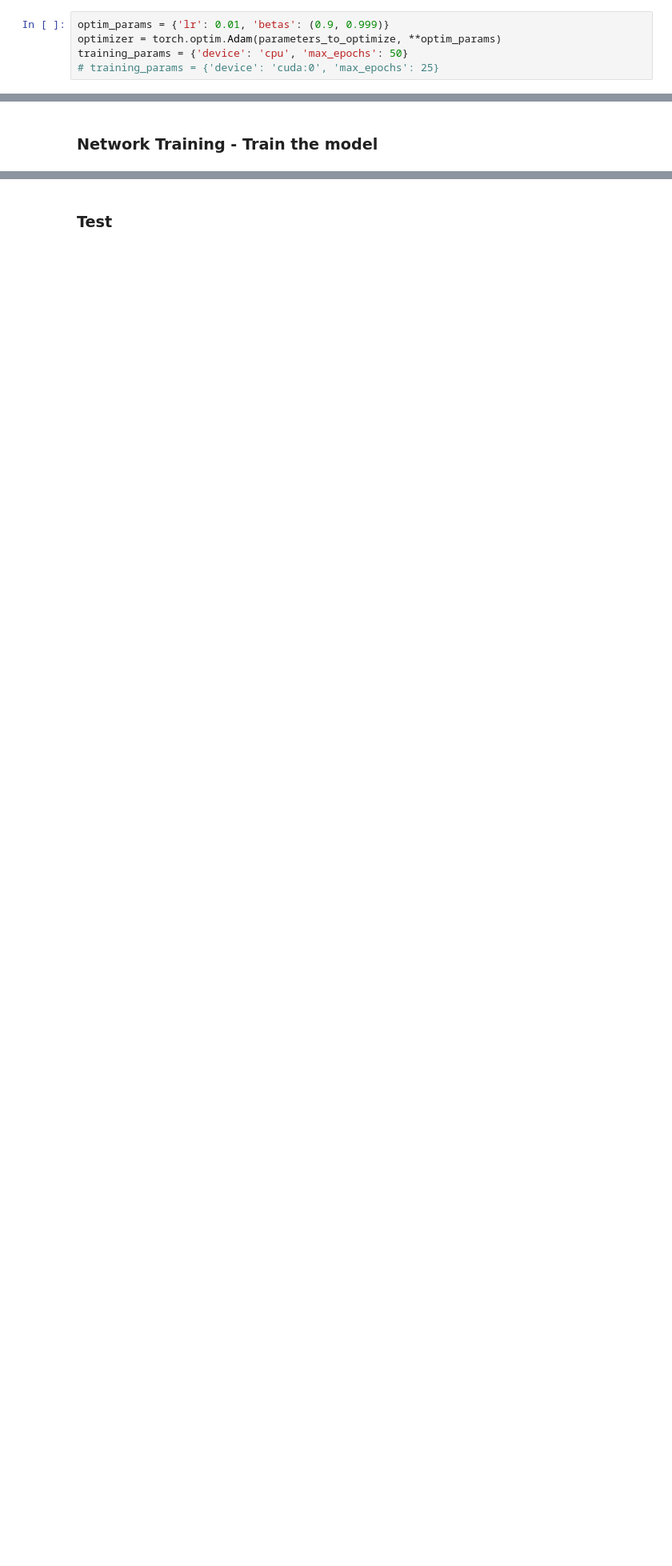
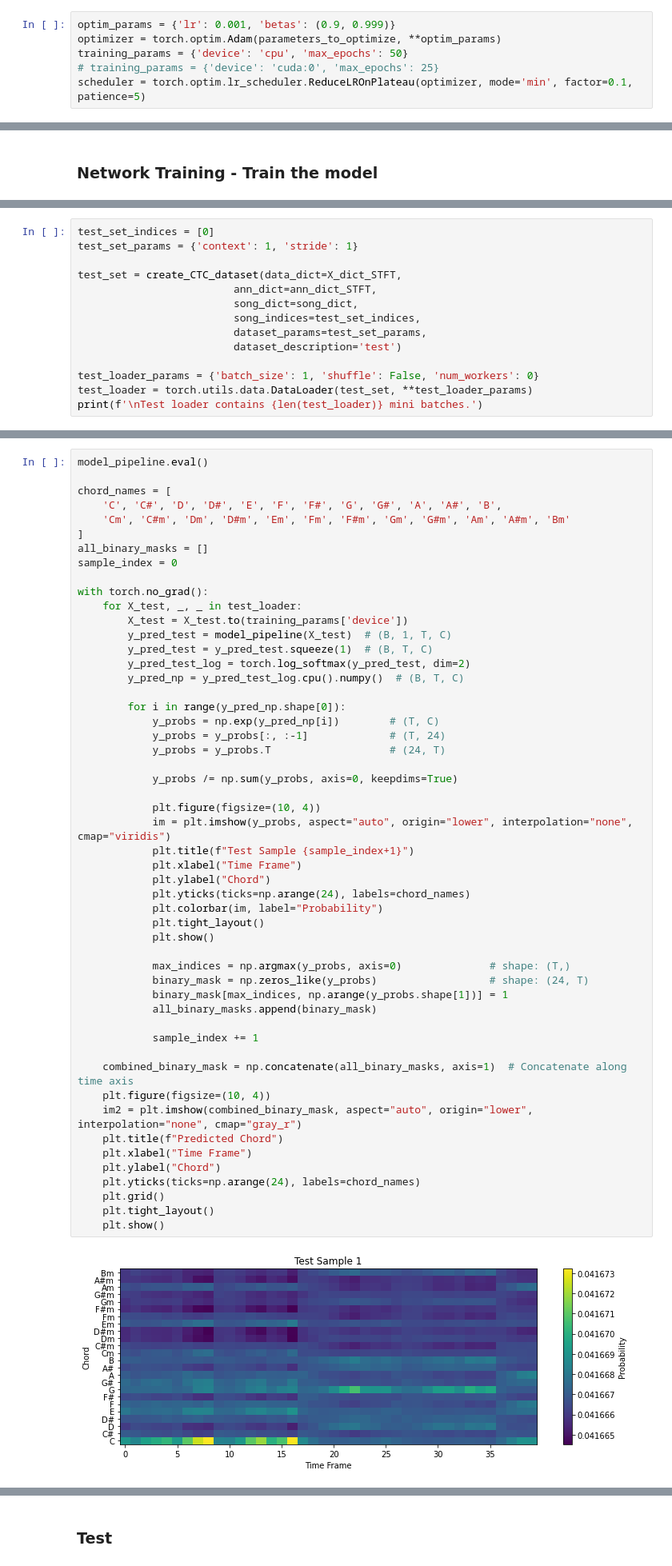
Before and after one commit to Kiro-V/mir-sdtw, a Jupyter notebook: src/dChord_CTC.ipynb, the cells around one changed output, grey strips where cells are left out. Shown at 80% size. Cells and saved outputs as stored; diff of their text form; blank space fills up the shorter version.

```diff
--- a/src/dChord_CTC.ipynb
+++ b/src/dChord_CTC.ipynb
@@ -569,7 +693,8 @@ elif optimization_mode == 2:
 # %% [markdown]
 ### Optimizer&Training params
 # %%
-optim_params = {'lr': 0.01, 'betas': (0.9, 0.999)}
+optim_params = {'lr': 0.001, 'betas': (0.9, 0.999)}
 optimizer = torch.optim.Adam(parameters_to_optimize, **optim_params)
 training_params = {'device': 'cpu', 'max_epochs': 50}
 # training_params = {'device': 'cuda:0', 'max_epochs': 25}
+scheduler = torch.optim.lr_scheduler.ReduceLROnPlateau(optimizer, mode='min', factor=0.1, patience=5)
@@ -684,0 +855,14 @@ if len(train_losses) > 1:
+# %%
+test_set_indices = [0]
+test_set_params = {'context': 1, 'stride': 1}
+
+test_set = create_CTC_dataset(data_dict=X_dict_STFT,
+                         ann_dict=ann_dict_STFT,
+                         song_dict=song_dict,
+                         song_indices=test_set_indices,
+                         dataset_params=test_set_params,
+                         dataset_description='test')
+
+test_loader_params = {'batch_size': 1, 'shuffle': False, 'num_workers': 0}
+test_loader = torch.utils.data.DataLoader(test_set, **test_loader_params)
+print(f'\nTest loader contains {len(test_loader)} mini batches.')
@@ -684,0 +874,54 @@ if len(train_losses) > 1:
+# %%
+model_pipeline.eval()
+
+chord_names = [
+    'C', 'C#', 'D', 'D#', 'E', 'F', 'F#', 'G', 'G#', 'A', 'A#', 'B',
+    'Cm', 'C#m', 'Dm', 'D#m', 'Em', 'Fm', 'F#m', 'Gm', 'G#m', 'Am', 'A#m', 'Bm'
+]
+all_binary_masks = []
+sample_index = 0
+
+with torch.no_grad():
+    for X_test, _, _ in test_loader:
+        X_test = X_test.to(training_params['device'])
+        y_pred_test = model_pipeline(X_test)  # (B, 1, T, C)
+        y_pred_test = y_pred_test.squeeze(1)  # (B, T, C)
+        y_pred_test_log = torch.log_softmax(y_pred_test, dim=2)
+        y_pred_np = y_pred_test_log.cpu().numpy()  # (B, T, C)
+
+        for i in range(y_pred_np.shape[0]):
+            y_probs = np.exp(y_pred_np[i])        # (T, C)
+            y_probs = y_probs[:, :-1]             # (T, 24)
+            y_probs = y_probs.T                   # (24, T)
+
+            y_probs /= np.sum(y_probs, axis=0, keepdims=True)
+
+            plt.figure(figsize=(10, 4))
+            im = plt.imshow(y_probs, aspect="auto", origin="lower", interpolation="none", cmap="viridis")
+            plt.title(f"Test Sample {sample_index+1}")
+            plt.xlabel("Time Frame")
+            plt.ylabel("Chord")
+            plt.yticks(ticks=np.arange(24), labels=chord_names)
+            plt.colorbar(im, label="Probability")
+            plt.tight_layout()
+            plt.show()
+
+            max_indices = np.argmax(y_probs, axis=0)              # shape: (T,)
+            binary_mask = np.zeros_like(y_probs)                  # shape: (24, T)
+            binary_mask[max_indices, np.arange(y_probs.shape[1])] = 1
+            all_binary_masks.append(binary_mask)
+
+            sample_index += 1
+
+    combined_binary_mask = np.concatenate(all_binary_masks, axis=1)  # Concatenate along time axis
+    plt.figure(figsize=(10, 4))
+    im2 = plt.imshow(combined_binary_mask, aspect="auto", origin="lower", interpolation="none", cmap="gray_r")
+    plt.title(f"Predicted Chord")
+    plt.xlabel("Time Frame")
+    plt.ylabel("Chord")
+    plt.yticks(ticks=np.arange(24), labels=chord_names)
+    plt.grid()
+    plt.tight_layout()
+    plt.show()
+# %% [output]
+[figure, added]
```
Also changed, not shown: parts of 28 cells of this notebook, 4 other files.
